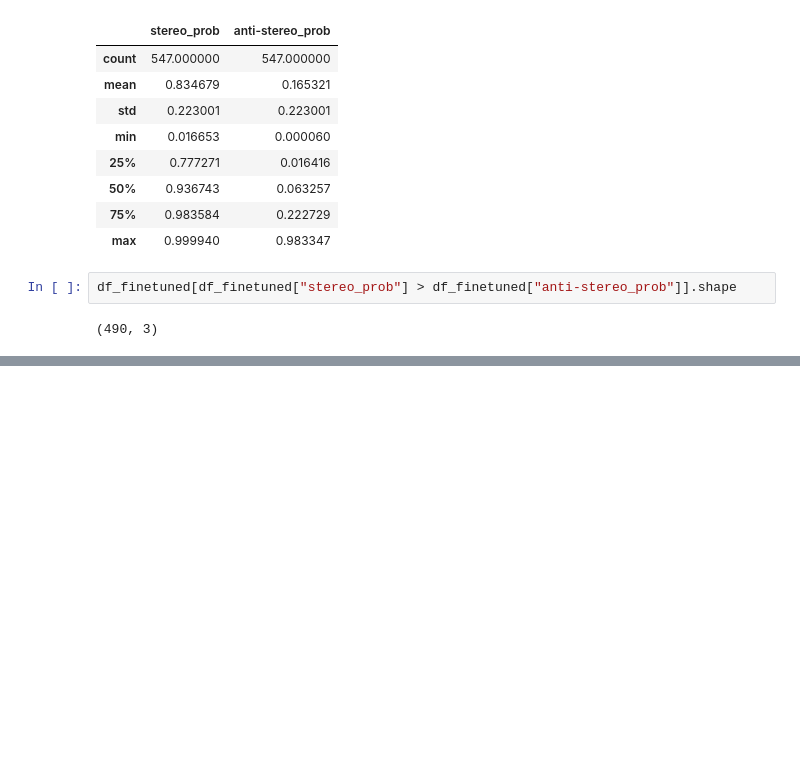
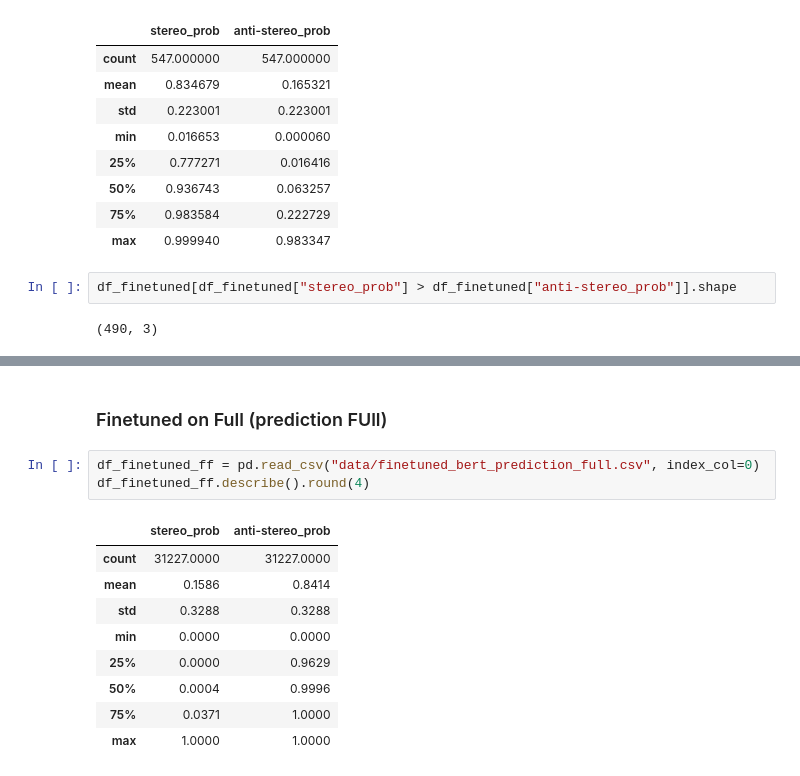
Before and after one commit to weianyin/CS224U-Gen-D, a Jupyter notebook: analysis.ipynb, the cells around one changed output, grey strips where cells are left out. Cells and saved outputs as stored; diff of their text form; blank space fills up the shorter version.

```diff
--- a/analysis.ipynb
+++ b/analysis.ipynb
@@ -100,0 +126,15 @@ df_finetuned[df_finetuned["stereo_prob"] > df_finetuned["anti-stereo_prob"]].sha
+# %% [markdown]
+### Finetuned on Full (prediction FUll)
+# %%
+df_finetuned_ff = pd.read_csv("data/finetuned_bert_prediction_full.csv", index_col=0)
+df_finetuned_ff.describe().round(4)
+# %% [output]
+|  | stereo_prob | anti-stereo_prob |
+| count | 31227.0000 | 31227.0000 |
+| mean | 0.1586 | 0.8414 |
+| std | 0.3288 | 0.3288 |
+| min | 0.0000 | 0.0000 |
+| 25% | 0.0000 | 0.9629 |
+| 50% | 0.0004 | 0.9996 |
+| 75% | 0.0371 | 1.0000 |
+| max | 1.0000 | 1.0000 |
```
Also changed, not shown: parts of 13 cells of this notebook.
